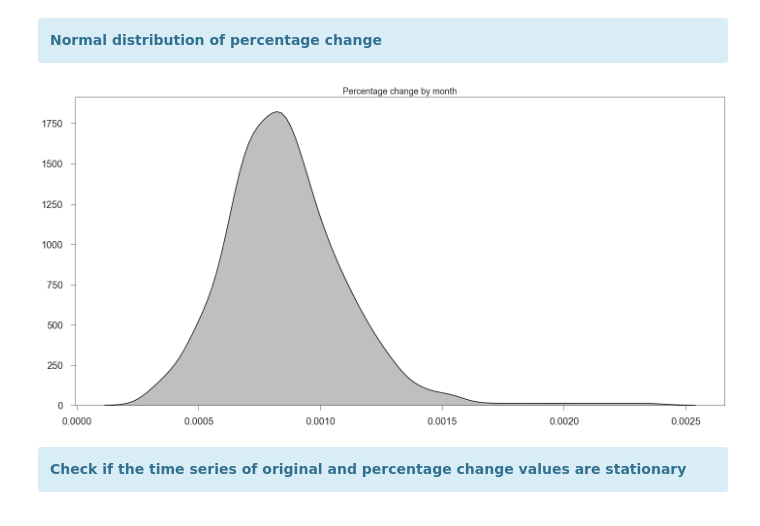
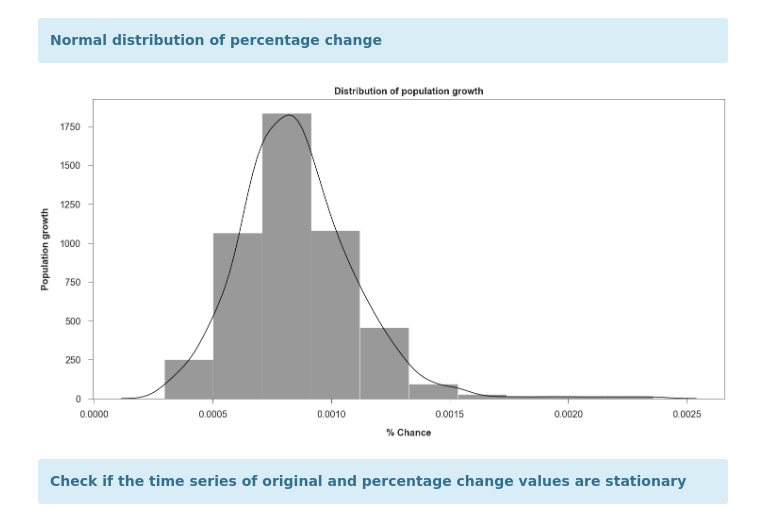
Before and after one commit to Pedro-Ivo/Population_Time_Series, a Jupyter notebook: Population growth in US.ipynb, the cells around one changed output. Saved outputs shown, nothing was run; the diff lists cells and outputs as text; code cells hidden in the pictures.

```diff
--- a/Population growth in US.ipynb
+++ b/Population growth in US.ipynb
@@ -151,14 +154,20 @@ pct_fix = pct._get_numeric_data().dropna()
 # %%
 plt.figure(figsize = (20,10))
 plt.xticks(fontsize = 20)
 plt.yticks(fontsize = 20)
 plt.tick_params(axis = 'both', pad = 15, size = 10)
 plt.tight_layout()
 plt.rc('font', size = 15)
-normal = sns.kdeplot(pct_fix, color = 'black', shade = True, legend = False).set_title('Percentage change by month')
+ax = sns.distplot(pct_fix, bins = 10, color = 'black', kde = True, hist = True)
+ax.set_title('Distribution of population growth', weight = 'bold', fontsize = 20, pad = 10)
+ax.set_xlabel('% Chance', weight = 'bold', fontsize = 20, labelpad = 20)
+ax.set_ylabel('Population growth', weight = 'bold', fontsize = 20, labelpad = 20)
+ax.tick_params(labelsize = 20, length = 10)
+start, end = plt.ylim()
+plt.yticks(np.arange(start, end, 250))
 plt.show()
 # %% [output]
-[figure, old version]
+[figure, new version]
 # %% [markdown]
 <div class="alert alert-block alert-info">
 <b>Check if the time series of original and percentage change values are stationary</b>
```
Also changed, not shown: parts of 8 cells of this notebook.
